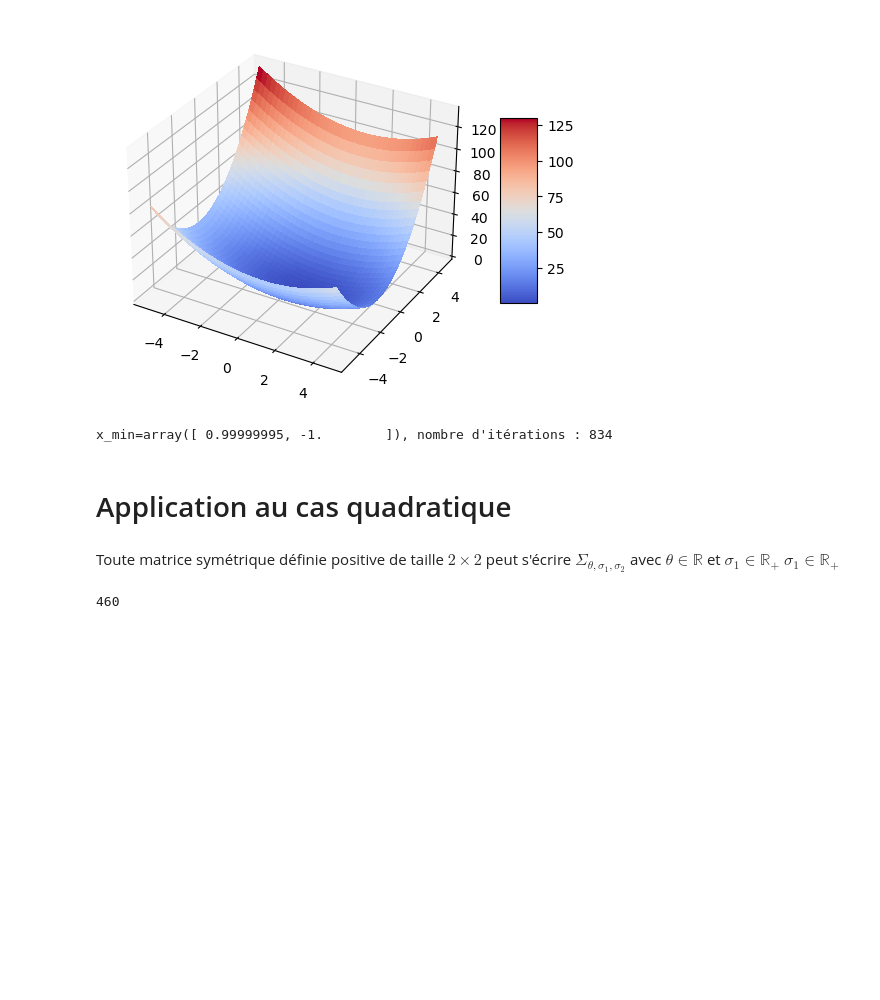
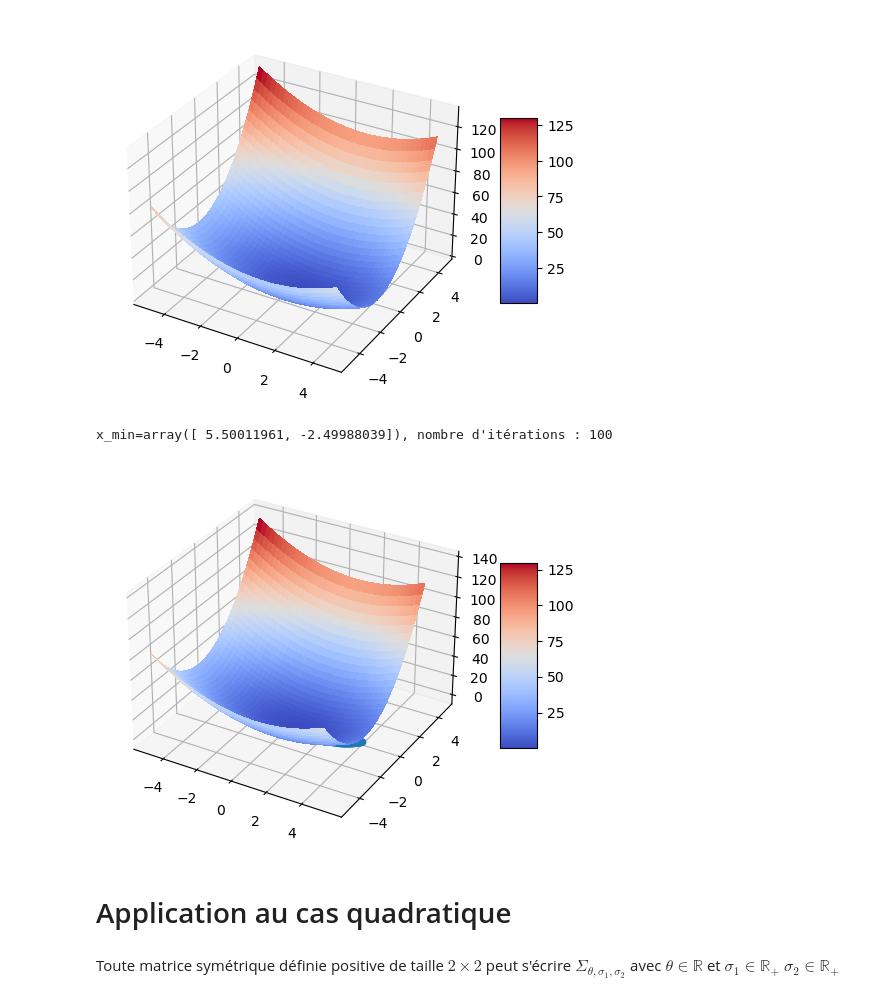
Before and after one commit to SuperMuel/HAX606X-Optimisation-convexe, a Jupyter notebook: tp3/tp3.ipynb, the cells around one changed output. Cells and saved outputs as stored; diff of their text form; code cells hidden in the pictures; blank space fills up the shorter version.

```diff
--- a/tp3/tp3.ipynb
+++ b/tp3/tp3.ipynb
@@ -42,18 +42,38 @@ plt.show()
 [figure]
 # %%
 def f_test_grad(x):
-    return x * np.array([2, 6]) + np.array([-2, 6])
+    return np.array([2, 6]) @ x+ np.array([-2, 6])
-# %%
-# test de la descente :
-iters = []
-x_min = grad_desc(f_test_grad,x0=np.array([0,0]), mu=0.01, eps=10e-8, iters = iters)
-print(f"{x_min=}, nombre d'itérations : {len(iters)}")
-# %% [output]
-x_min=array([ 0.99999995, -1.        ]), nombre d'itérations : 834
+# %%
+# test de la descente :
+iters = []
+x_min = grad_desc(f_test_grad,x0=np.array([0,0]), mu=0.01, eps=10e-8, iters = iters, maxiter=100)
+print(f"{x_min=}, nombre d'itérations : {len(iters)}")
+
+fig, ax = plt.subplots(subplot_kw={"projection": "3d"})
+X = np.arange(-5, 5, 0.25)
+Y = np.arange(-5, 5, 0.25)
+X, Y = np.meshgrid(X, Y)
+Z = ftest(X, Y)
+
+# Plot the surface.
+surf = ax.plot_surface(X, Y, Z, cmap=cm.coolwarm,
+                       linewidth=0, antialiased=False)
+
+# Add a color bar which maps values to colors.
+fig.colorbar(surf, shrink=0.5, aspect=5)
+
+# plotting iterations
+iters_arr = np.array(iters)
+ax.scatter3D(iters_arr[:,0], iters_arr[:,1], ftest(iters_arr[:,0], iters_arr[:,1]))
+
+plt.show()
+# %% [output]
+x_min=array([ 5.50011961, -2.49988039]), nombre d'itérations : 100
+[figure, added]
 # %% [markdown]
 # Application au cas quadratique
 # %% [markdown]
-Toute matrice symétrique définie positive de taille $2\times 2$ peut s'écrire $\Sigma_{\theta,\sigma_1,\sigma_2}$ avec $\theta\in\mathbb{R}$ et $\sigma_1\in\mathbb{R}_+$ $\sigma_1\in\mathbb{R}_+$
+Toute matrice symétrique définie positive de taille $2\times 2$ peut s'écrire $\Sigma_{\theta,\sigma_1,\sigma_2}$ avec $\theta\in\mathbb{R}$ et $\sigma_1\in\mathbb{R}_+$ $\sigma_2\in\mathbb{R}_+$
 # %%
 def angle_scalar_to_covmat(theta, sig1, sig2):
     """Returns the only positive definite matrix with those parameters"""
@@ -70,15 +98,2 @@ def quad_grad(x, theta=0, sig1=1, sig2=1):
     Sigma = angle_scalar_to_covmat(theta, sig1, sig2)
     return Sigma @ x
-# %%
-theta, sig1, sig2 = 3*np.pi/2, 12, 1
-
-A = angle_scalar_to_covmat(theta, sig1, sig2)
-
-
-x0 = np.array([1, 2])
-iters = []
-grad_desc(lambda x: quad_grad(x, theta, sig1, sig2), x0,
-          mu=0.01, eps=0.01,iters=iters)
-len(iters)
-# %% [output]
-460
```
Also changed, not shown: parts of 10 cells of this notebook, 1 other file.
